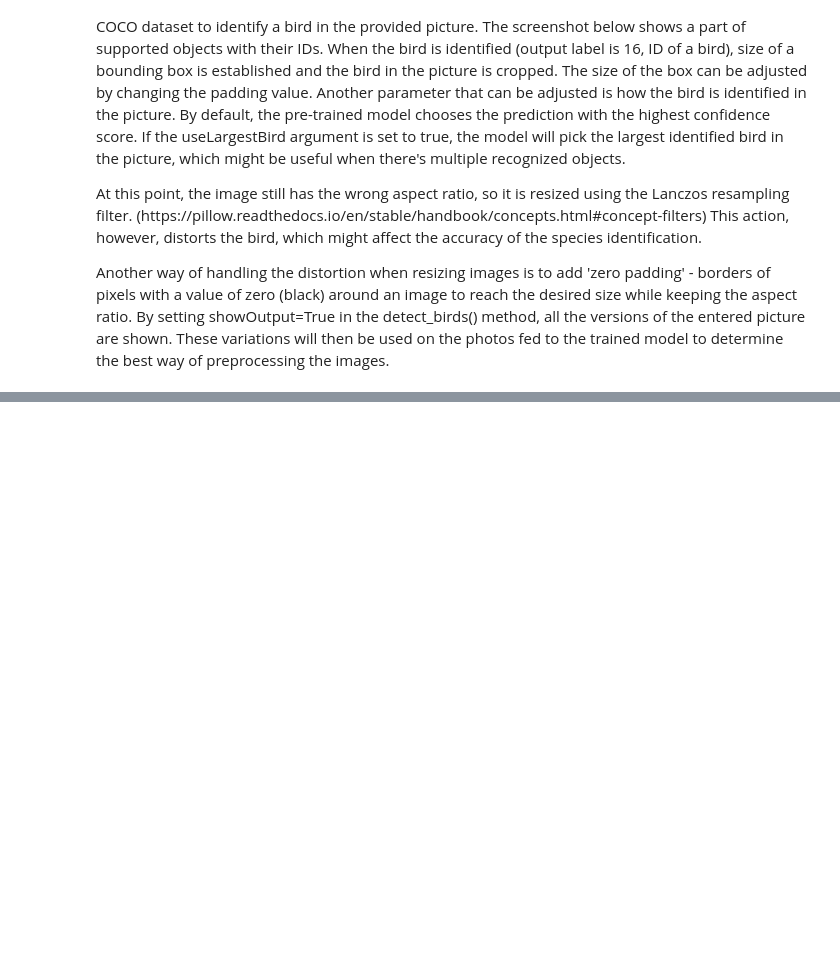
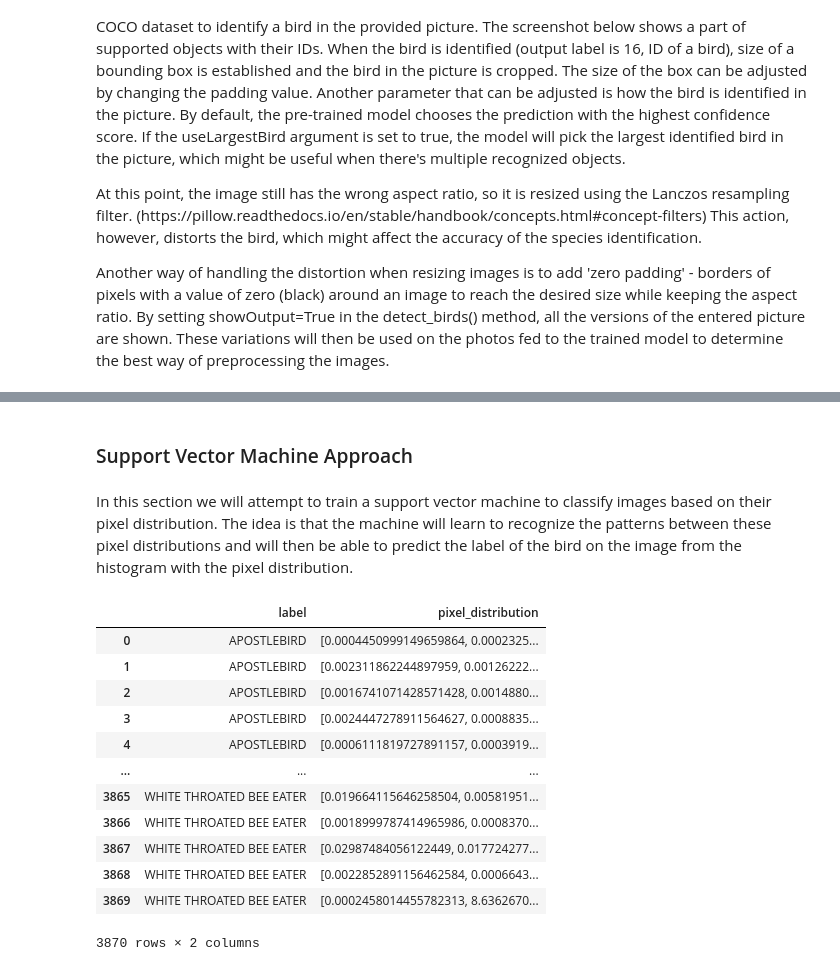
Before and after one commit to MAL-flowdemort/FeatherVision, a Jupyter notebook: FeatherVision.ipynb, the cells around one changed output, grey strips where cells are left out. Drawn from its saved outputs; the diff is of its cells as text; code cells hidden in the pictures; blank space fills up the shorter version.

```diff
--- a/FeatherVision.ipynb
+++ b/FeatherVision.ipynb
@@ -407,0 +405,69 @@ URLError: <urlopen error [SSL: CERTIFICATE_VERIFY_FAILED] certificate verify fai
+# %% [markdown]
+<style>
+	p {
+		line-height: 180%;
+	}
+</style>
+<h3> Support Vector Machine Approach </h3>
+# %% [markdown]
+<style>
+	p {
+		line-height: 180%;
+	}
+</style>
+<p> In this section we will attempt to train a support vector machine to classify images based on their pixel distribution. The idea is that the machine will learn to recognize the patterns between these pixel distributions and will then be able to predict the label of the bird on the image from the histogram with the pixel distribution.</p>
+# %%
+import pandas as pd
+import numpy as np
+import matplotlib.pyplot as plt
+import os
+
+def getPixelValueDistribution(image):
+    img_plt = plt.imread(image)
+    pixel_values = img_plt.flatten()
+    # Calculate histogram
+    hist, _ = np.histogram(pixel_values, bins=256, range=(0, 256), density=True)
+    return hist
+
+# Read the CSV file
+svm_data = pd.read_csv('archive_exploration/birds.csv')
+
+# Filter the training data
+svm_data_train = svm_data
+
+dfs = []
+
+# Initialize an empty DataFrame to store the pixel distribution data
+svm_df_train = pd.DataFrame(columns=['label', 'pixel_distribution'])
+
+# Iterate over each image in the training dataset
+for index, row in svm_data_train.iterrows():
+    image_path = './archive_exploration/' + row['filepaths']
+    label = row['labels']
+
+    if os.path.exists(image_path):
+    # Compute pixel distribution histogram
+        histogram_data = getPixelValueDistribution(image_path)
+        # Create DataFrame for current image
+        df = pd.DataFrame({'label': [label], 'pixel_distribution': [histogram_data]})
+        # Append to list of DataFrames
+        dfs.append(df)
+
+    # Append label and pixel distribution to the DataFrame
+svm_df_train = pd.concat(dfs, ignore_index=True)
+# %%
+svm_df_train
+# %% [output]
+|  | label | pixel_distribution |
+| 0 | APOSTLEBIRD | [0.0004450999149659864, 0.0002325... |
+| 1 | APOSTLEBIRD | [0.002311862244897959, 0.00126222... |
+| 2 | APOSTLEBIRD | [0.0016741071428571428, 0.0014880... |
+| 3 | APOSTLEBIRD | [0.0024447278911564627, 0.0008835... |
+| 4 | APOSTLEBIRD | [0.0006111819727891157, 0.0003919... |
+| ... | ... | ... |
+| 3865 | WHITE THROATED BEE EATER | [0.019664115646258504, 0.00581951... |
+| 3866 | WHITE THROATED BEE EATER | [0.0018999787414965986, 0.0008370... |
+| 3867 | WHITE THROATED BEE EATER | [0.02987484056122449, 0.017724277... |
+| 3868 | WHITE THROATED BEE EATER | [0.0022852891156462584, 0.0006643... |
+| 3869 | WHITE THROATED BEE EATER | [0.0002458014455782313, 8.6362670... |
+3870 rows × 2 columns
```
Also changed, not shown: parts of 7 cells of this notebook.
